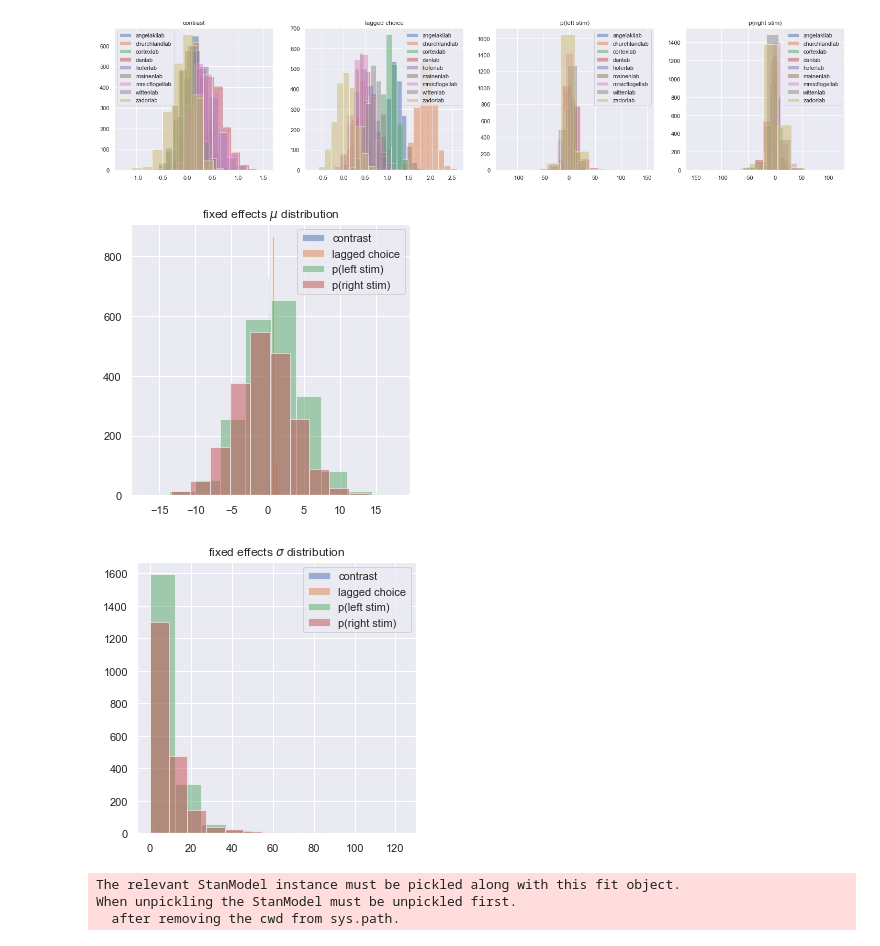
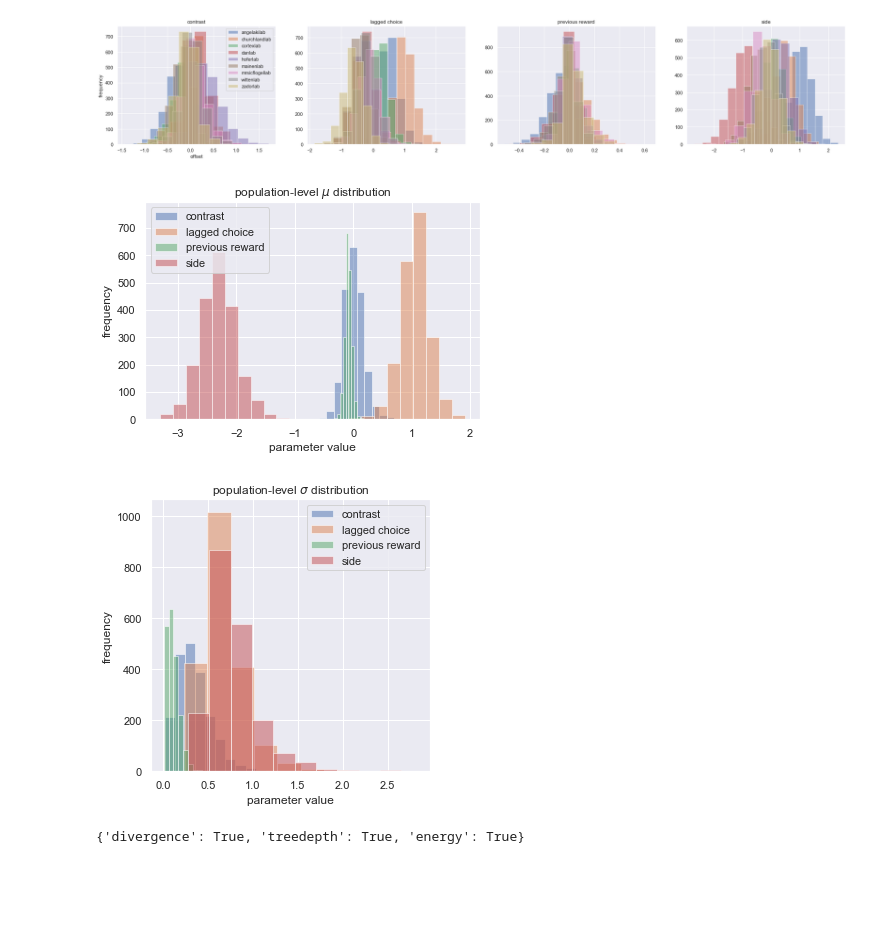
Before and after one commit to YSanchezAraujo/neuro_team_psy504, a Jupyter notebook: hierarchical_logistic.ipynb, the cells around one changed output. Saved outputs shown, nothing was run; the diff lists cells and outputs as text; code cells hidden in the pictures; blank space fills up the shorter version.

Commit message:
Updated modeling file.

```diff
--- a/hierarchical_logistic.ipynb
+++ b/hierarchical_logistic.ipynb
@@ -203,6 +201,6 @@ import pystan
 sm = pystan.StanModel(model_code=model)
 
 #Sample from posterior
-fit = sm.sampling(data=fullData, iter=1000, chains=4, warmup=500, thin=1, seed=101,
-                  control = {'adapt_delta':0.999, 'max_treedepth':15})
+fit = sm.sampling(data=fullData, iter=1000, chains=4, warmup=500, thin=1, seed=101)
+#control = {'adapt_delta':0.95, 'max_treedepth':10}
 # %% [output]
@@ -218,51 +234,62 @@ mus = mus.T
 sigmas = fit['sigma']
 sigmas = sigmas.T
 
-betaLabels = ['contrast','lagged choice','p(left stim)','p(right stim)']
+betaLabels = ['contrast','lagged choice','previous reward','side']
 
 #Plot beta distributions across labs
-fig,ax = plt.subplots(1,len(betaLabels),figsize = (25,5))
+fig,ax = plt.subplots(1,len(betaLabels),figsize = (30,5))
 
 for idx0, beta in enumerate(betas):
 
     for idx1,lab in enumerate(beta):
         ax[idx0].hist(lab,alpha=0.5,label = labs[idx1])
 
     ax[idx0].set_title(betaLabels[idx0])
-    ax[idx0].legend()
+
+    if idx0==0:
+        ax[idx0].legend()
+        ax[idx0].set_xlabel('offset')
+        ax[idx0].set_ylabel('frequency')
 
 plt.show()
 
 #Look at distribution of fixed effects means
-fig,ax = plt.subplots(figsize = (5,5))
+#fig,ax = plt.subplots(figsize = (5,5))
 
 for idx0, mu in enumerate(mus):
-    ax.hist(mu,alpha=0.5,label = betaLabels[idx0])
-    ax.set_title('fixed effects $\mu$ distribution')
-    ax.legend()
+    plt.hist(mu,alpha=0.5,label=betaLabels[idx0])
+    plt.title('population-level $\mu$ distribution')
+    plt.xlabel('parameter value')
+    plt.ylabel('frequency')
 
+plt.legend()
 plt.show()
 
 
 #Look at distribution of fixed effects sigma
 fig,ax = plt.subplots(figsize = (5,5))
 
 for idx0, sig in enumerate(sigmas):
     ax.hist(sig,alpha=0.5,label = betaLabels[idx0])
-    ax.set_title('fixed effects $\sigma$ distribution')
+    ax.set_title('population-level $\sigma$ distribution')
+    if idx0==0:
+        ax.set_xlabel('parameter value')
+        ax.set_ylabel('frequency')
     ax.legend()
 
 plt.show()
 # %% [output]
-[figure, old version]
+[figure, new version]
-[figure, old version]
+[figure, new version]
-[figure, old version]
+[figure, new version]
+# %%
+from pystan import diagnostics
+checks = ["divergence", "treedepth", "energy"]
+pystan.diagnostics.check_hmc_diagnostics(fit, checks=checks)
+# %% [output]
+{'divergence': True, 'treedepth': True, 'energy': True}
 # %%
 import pickle
 
-with open("model_fit.pkl", "wb") as f:
+with open('/Users/maxaragon/Desktop/model_fit.pkl', 'wb') as f:
     pickle.dump([model,fit], f, protocol=-1)
-# %% [output]
-The relevant StanModel instance must be pickled along with this fit object.
-When unpickling the StanModel must be unpickled first.
-  after removing the cwd from sys.path.
```
Also changed, not shown: parts of 8 cells of this notebook, 1 other file.
